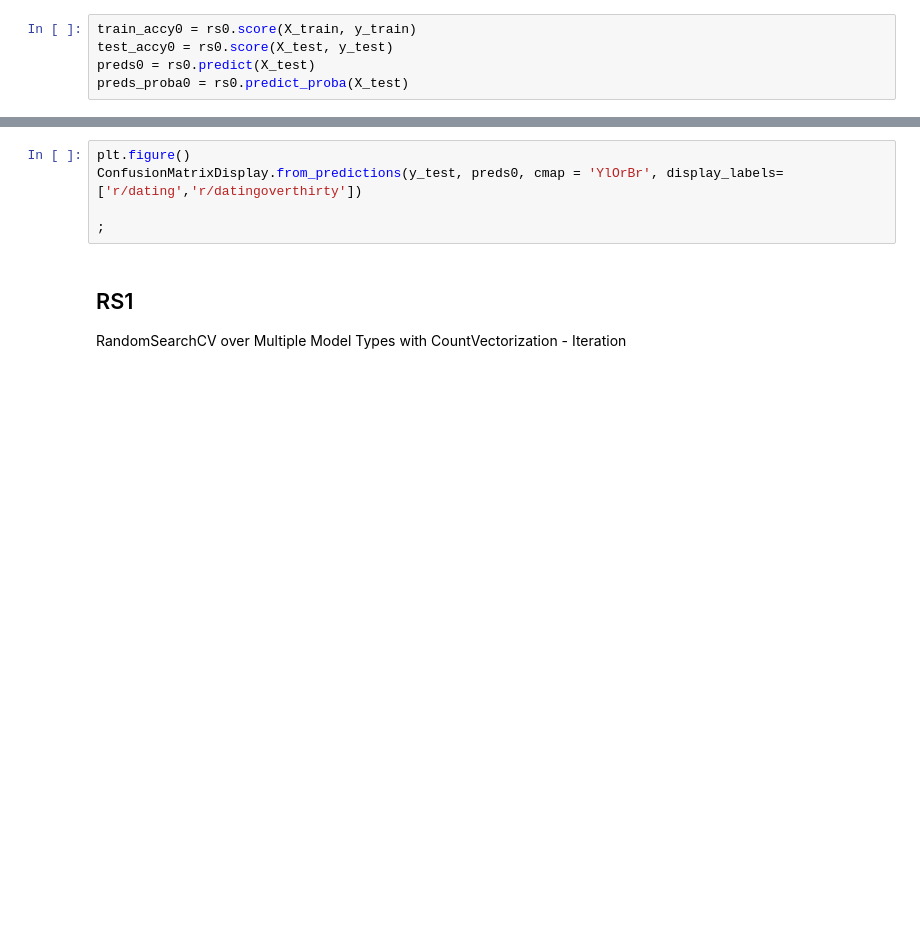
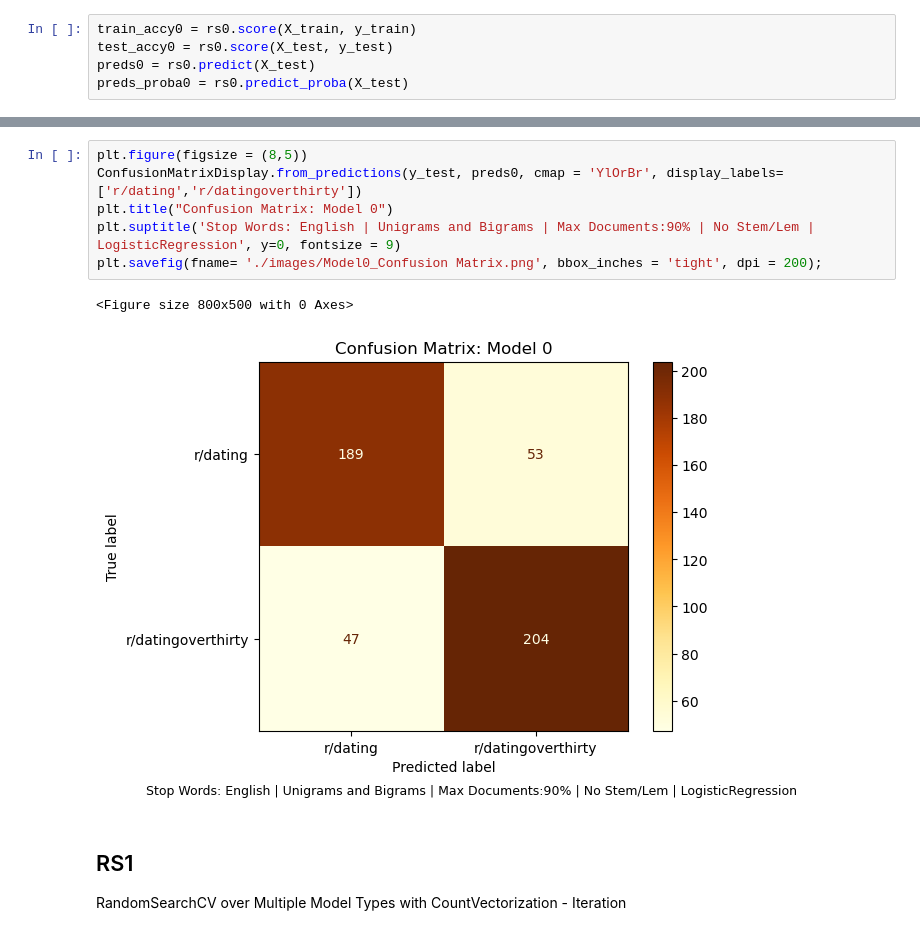
Before and after one commit to bobadams1/reddit_classifier, a Jupyter notebook: code/Modeling_3.ipynb, the cells around one changed output, grey strips where cells are left out. Drawn from its saved outputs; the diff is of its cells as text; blank space fills up the shorter version.

Commit message:
continued modeling

```diff
--- a/code/Modeling_3.ipynb
+++ b/code/Modeling_3.ipynb
@@ -224,8 +268,12 @@ print(f"Classification Report:\n{classification_report(y_test, rs0.predict(X_tes
 # %%
-plt.figure()
+plt.figure(figsize = (8,5))
 ConfusionMatrixDisplay.from_predictions(y_test, preds0, cmap = 'YlOrBr', display_labels=['r/dating','r/datingoverthirty'])
-
-;
+plt.title("Confusion Matrix: Model 0")
+plt.suptitle('Stop Words: English | Unigrams and Bigrams | Max Documents:90% | No Stem/Lem | LogisticRegression', y=0, fontsize = 9)
+plt.savefig(fname= './images/Model0_Confusion Matrix.png', bbox_inches = 'tight', dpi = 200);
+# %% [output]
+<Figure size 800x500 with 0 Axes>
+[figure, added]
 # %% [markdown]
 ## RS1
 RandomSearchCV over Multiple Model Types with CountVectorization - Iteration
```
Also changed, not shown: parts of 9 cells of this notebook, 6 other files.
